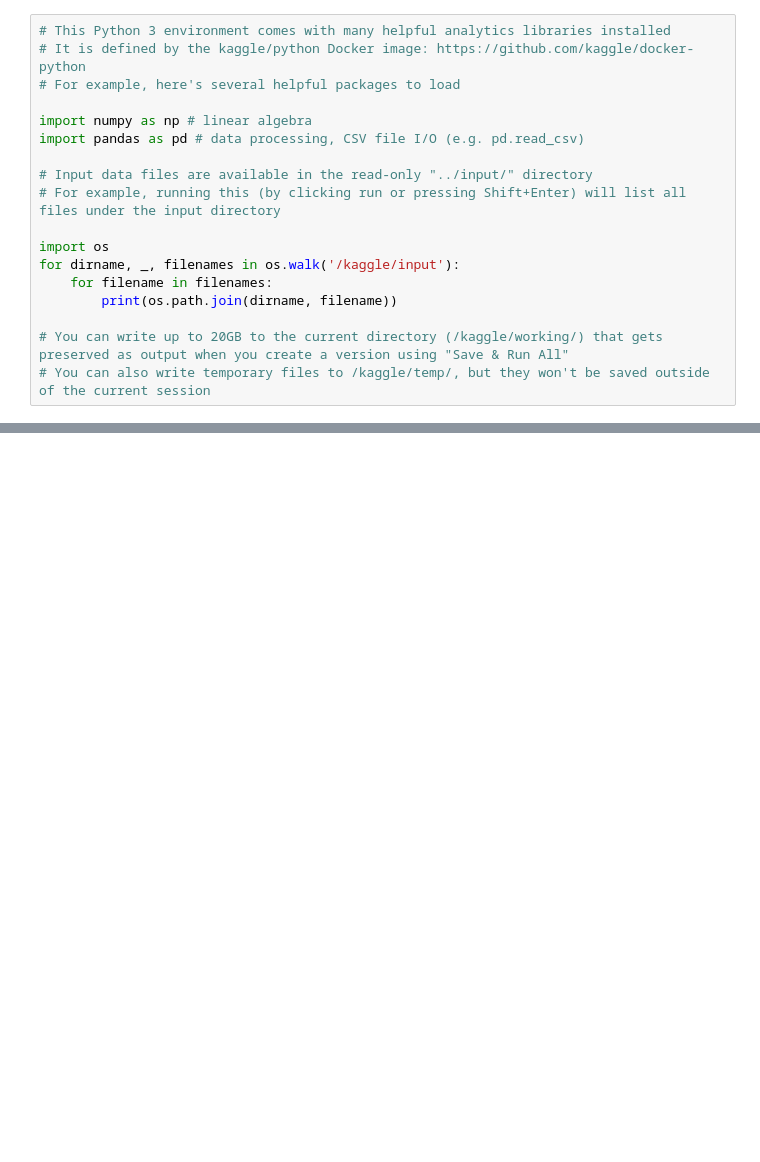
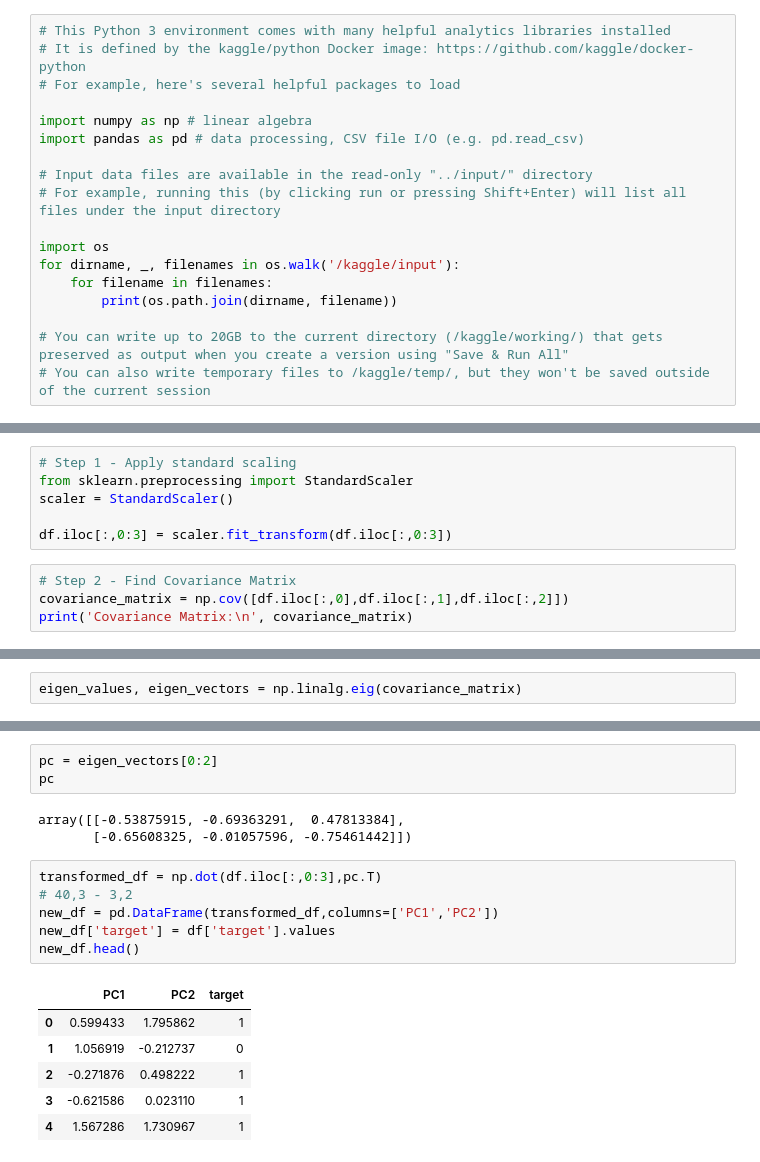
Before and after one commit to akshitabehls-ctrl/Feature-Engineering-Practice, a Jupyter notebook: pca-principle-component-analysis.ipynb, the cells around one changed output, grey strips where cells are left out. Saved outputs shown, nothing was run; the diff lists cells and outputs as text; blank space fills up the shorter version.

```diff
--- a/pca-principle-component-analysis.ipynb
+++ b/pca-principle-component-analysis.ipynb
@@ -18,0 +66,10 @@ for dirname, _, filenames in os.walk('/kaggle/input'):
+# %%
+# Step 1 - Apply standard scaling
+from sklearn.preprocessing import StandardScaler
+scaler = StandardScaler()
+
+df.iloc[:,0:3] = scaler.fit_transform(df.iloc[:,0:3])
+# %%
+# Step 2 - Find Covariance Matrix
+covariance_matrix = np.cov([df.iloc[:,0],df.iloc[:,1],df.iloc[:,2]])
+print('Covariance Matrix:\n', covariance_matrix)
@@ -18,0 +81,2 @@ for dirname, _, filenames in os.walk('/kaggle/input'):
+# %%
+eigen_values, eigen_vectors = np.linalg.eig(covariance_matrix)
@@ -18,0 +133,19 @@ for dirname, _, filenames in os.walk('/kaggle/input'):
+# %%
+pc = eigen_vectors[0:2]
+pc
+# %% [output]
+array([[-0.53875915, -0.69363291,  0.47813384],
+       [-0.65608325, -0.01057596, -0.75461442]])
+# %%
+transformed_df = np.dot(df.iloc[:,0:3],pc.T)
+# 40,3 - 3,2
+new_df = pd.DataFrame(transformed_df,columns=['PC1','PC2'])
+new_df['target'] = df['target'].values
+new_df.head()
+# %% [output]
+|  | PC1 | PC2 | target |
+| 0 | 0.599433 | 1.795862 | 1 |
+| 1 | 1.056919 | -0.212737 | 0 |
+| 2 | -0.271876 | 0.498222 | 1 |
+| 3 | -0.621586 | 0.023110 | 1 |
+| 4 | 1.567286 | 1.730967 | 1 |
```
Also changed, not shown: parts of 7 cells of this notebook.
